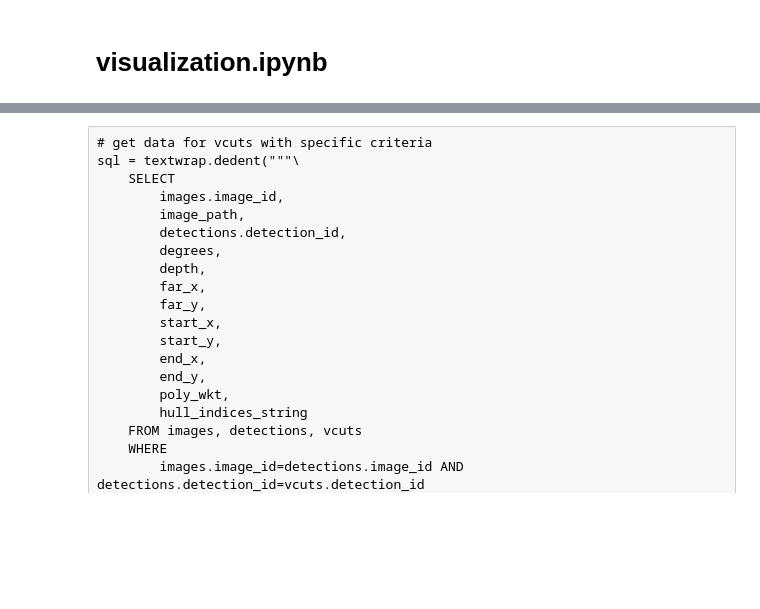
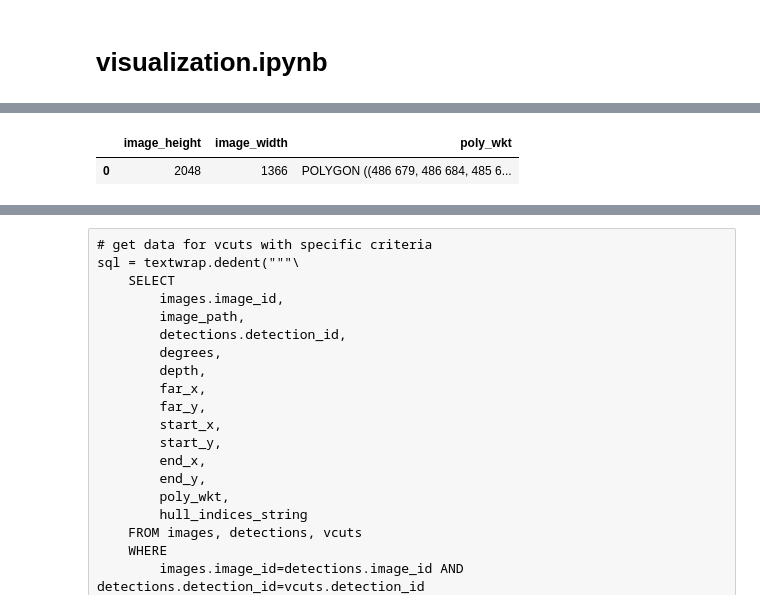
Before and after one commit to aubreymoore/convexity, a Jupyter notebook: visualization.ipynb, the cells around one changed output, grey strips where cells are left out. Cells and saved outputs as stored; diff of their text form; code cells hidden in the pictures; blank space fills up the shorter version.

```diff
--- a/visualization.ipynb
+++ b/visualization.ipynb
@@ -46,20 +306,0 @@ ic| df_input:                                           image_path  detection_id
-# %%
-def contour2binary_image(image_height, image_width, contour):
-    img = np.zeros((image_height, image_width), dtype=np.uint8)
-    return cv2.drawContours(img, [contour], -1, (255), thickness=cv2.FILLED)
-
-# plt.close('all')
-
-# Usage example
-sql =textwrap.dedent("""
-    select images.image_id, image_height, image_width, poly_wkt
-    from images, detections
-    where images.image_id=detections.image_id
-    limit 1
-    """)
-df = pd.read_sql(sql, sqlite3.connect(db_path))
-for _, row in df.iterrows():
-    img = contour2binary_image(
-        image_height=row.image_height,
-        image_width=row.image_width,
-        contour=rs.wkt2contour(row.poly_wkt))
@@ -130,23 +351,45 @@ def gaussian_smooth(data, window_size):
     window /= window.sum()           # Normalize
     return np.convolve(data, window, mode='same')
 
-# normalized_row_sum is the proportion of mask pixels in each row
-total_row_sums = np.sum(row_sums, dtype=np.float64)
-ic(total_row_sums)
-normalized_row_sums = row_sums / total_row_sums
-ic(normalized_row_sums)
-ic(type(normalized_row_sums))
-ic(np.sum(normalized_row_sums))  # Should be close to 1.0
 
-# Calculate the difference between consecutive row sums to find where the sum changes significantly
-# to_begin=0 to keep the same length as row_sums
-differences = np.ediff1d(normalized_row_sums, to_begin=0)
-gaussian_smoothed_differences = gaussian_smooth(differences, window_size=9)
-ic(gaussian_smoothed_differences)
 
-# cut_line estimates the y-value which separates the crown from the trunk
-# the 10 rows of pixels at the bottom of the mask are ignored when finding cut_line
-threshold = -0.00002
-stop_search = -10
-cut_line = np.max(np.where(gaussian_smoothed_differences[:stop_search] < threshold)).item()
+rs.build_db(db_path, image_paths)
+sql =textwrap.dedent("""
+    select image_height, image_width, poly_wkt
+    from images, detections
+    where images.image_id=detections.image_id
+    limit 1
+    """)
+df = pd.read_sql(sql, sqlite3.connect(db_path))
+df
+
+
+
+
+
+
+# # row_sums is the number of white pixels (value=1) in each row of the mask
+# # row_indices is 0 ... n spanning the number of rows in the image
+# row_sums = np.sum(mask, axis=1)
+# row_indices = np.arange(mask.shape[0])
+
+# # normalized_row_sum is the proportion of mask pixels in each row
+# total_row_sums = np.sum(row_sums, dtype=np.float64)
+# ic(total_row_sums)
+# normalized_row_sums = row_sums / total_row_sums
+# ic(normalized_row_sums)
+# ic(type(normalized_row_sums))
+# ic(np.sum(normalized_row_sums))  # Should be close to 1.0
+
+# # Calculate the difference between consecutive row sums to find where the sum changes significantly
+# # to_begin=0 to keep the same length as row_sums
+# differences = np.ediff1d(normalized_row_sums, to_begin=0)
+# gaussian_smoothed_differences = gaussian_smooth(differences, window_size=9)
+# ic(gaussian_smoothed_differences)
+
+# # cut_line estimates the y-value which separates the crown from the trunk
+# # the 10 rows of pixels at the bottom of the mask are ignored when finding cut_line
+# threshold = -0.00002
+# stop_search = -10
+# cut_line = np.max(np.where(gaussian_smoothed_differences[:stop_search] < threshold)).item()
 # %% [output]
@@ -158 +419,3 @@ ic| gaussian_smoothed_differences: array([          0,           0,           0,
+|  | image_height | image_width | poly_wkt |
+| 0 | 2048 | 1366 | POLYGON ((486 679, 486 684, 485 6... |
 # %%
```
Also changed, not shown: parts of 24 cells of this notebook.
